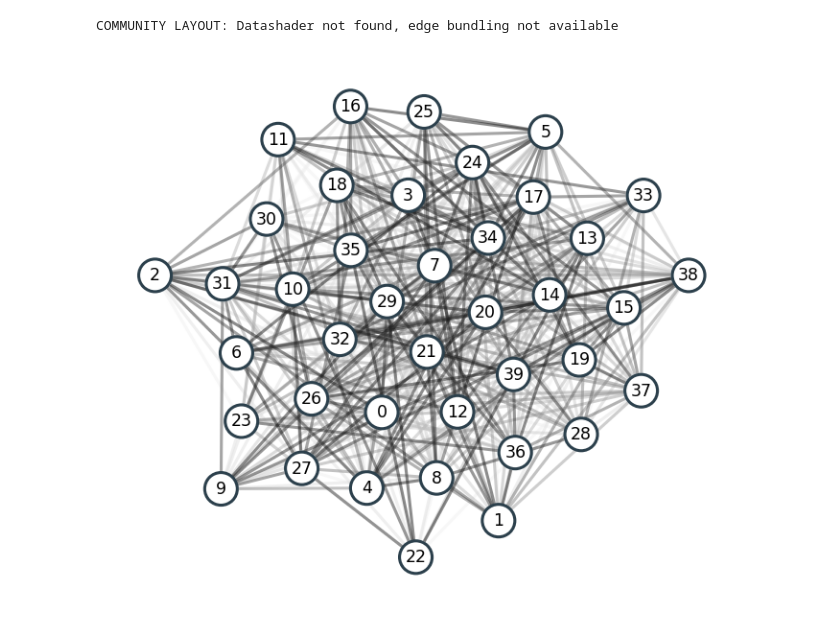
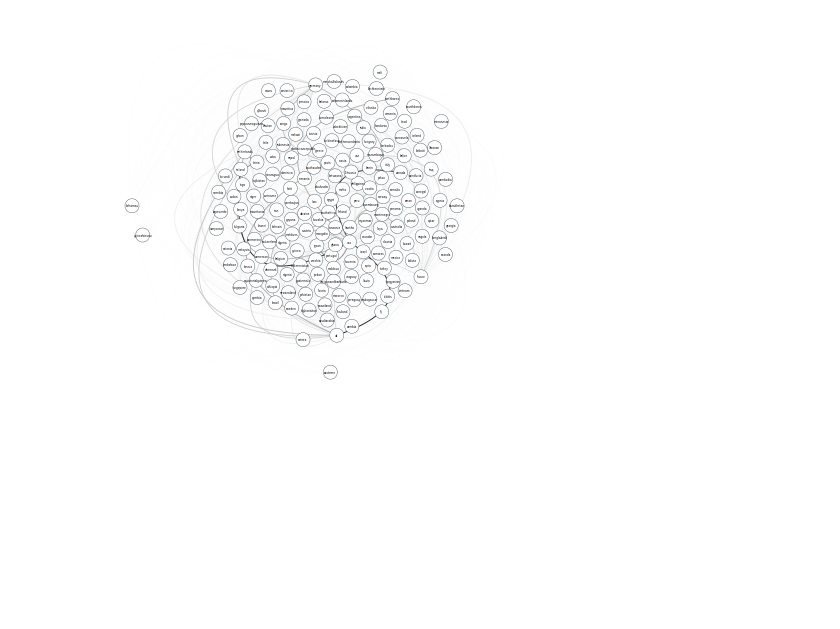
Before and after one commit to WojciechGierulski/TASS23Z, a Jupyter notebook: clustering/clustering.ipynb, the cells around one changed output. Saved outputs shown, nothing was run; the diff lists cells and outputs as text; code cells hidden in the pictures; blank space fills up the shorter version.

Commit message:
clustering analysis done

```diff
--- a/clustering/clustering.ipynb
+++ b/clustering/clustering.ipynb
@@ -1,21 +1,20 @@
 # %%
 import matplotlib.pyplot as plt
 import networkx as nx
-from sknetwork.hierarchy import Paris, LouvainHierarchy
 import numpy as np
+import pandas as pd
 import seaborn as sns
 from scipy.sparse import csr_matrix
 import random
 from IPython.display import SVG, display
-from sknetwork.hierarchy import Paris, cut_straight, dasgupta_score, tree_sampling_divergence
+from sknetwork.hierarchy import Paris, cut_straight, LouvainHierarchy, cut_balanced
+from sknetwork.clustering import Louvain
 from sknetwork.visualization import svg_graph, svg_bigraph, svg_dendrogram
 import pandas as pd
 from netgraph import Graph
 from community_layout.layout_class import CommunityLayout
 import matplotlib
 from mycolorpy import colorlist as mcp
-matplotlib.rcParams['figure.dpi'] = 150
+matplotlib.rcParams['figure.dpi'] = 100
 random.seed(42)
 np.random.seed(42)
-# %% [output]
-COMMUNITY LAYOUT: Datashader not found, edge bundling not available
@@ -30,0 +21,8 @@ for (u, v) in g2.edges():
+# %%
+# Finanses
+df_fin = pd.read_csv('../data preprocessing and plotting/FINANSES_dataset.csv')
+df_fin = df_fin.groupby(["Country","Partner"], sort=False, as_index=False).agg({"Value":"sum"})
+g1 = nx.Graph()
+for i, row in df_fin.iterrows():
+    if row['Value'] != 0 and row['Country'] != row['Partner']:
+        g1.add_edge(row['Country'], row['Partner'], weight=row['Value'])
@@ -31,13 +36,18 @@ for (u, v) in g2.edges():
 # %%
 random.seed(42)
-g1_pos = {node: (random.randint(0,100)/100,random.randint(0,100)/100) for node in g1.nodes()}
+g1_pos = {node: (random.randint(0,10000)/10000,random.randint(0,10000)/10000) for node in g1.nodes()}
 Graph(g1, node_layout='spring',
 node_layout_kwargs={"node_positions": g1_pos},
 node_labels=True,
-edge_width=0.5,
-seed=42)
+edge_width=0.25,
+node_size=2,
+node_label_fontdict={'size': 2},
+node_edge_width=0.1,
+edge_layout='arc',
+edge_alpha=1
+)
 plt.show()
 # %% [output]
-[figure, old version]
+[figure, new version]
 # %%
 random.seed(42)
```
Also changed, not shown: parts of 16 cells of this notebook.
